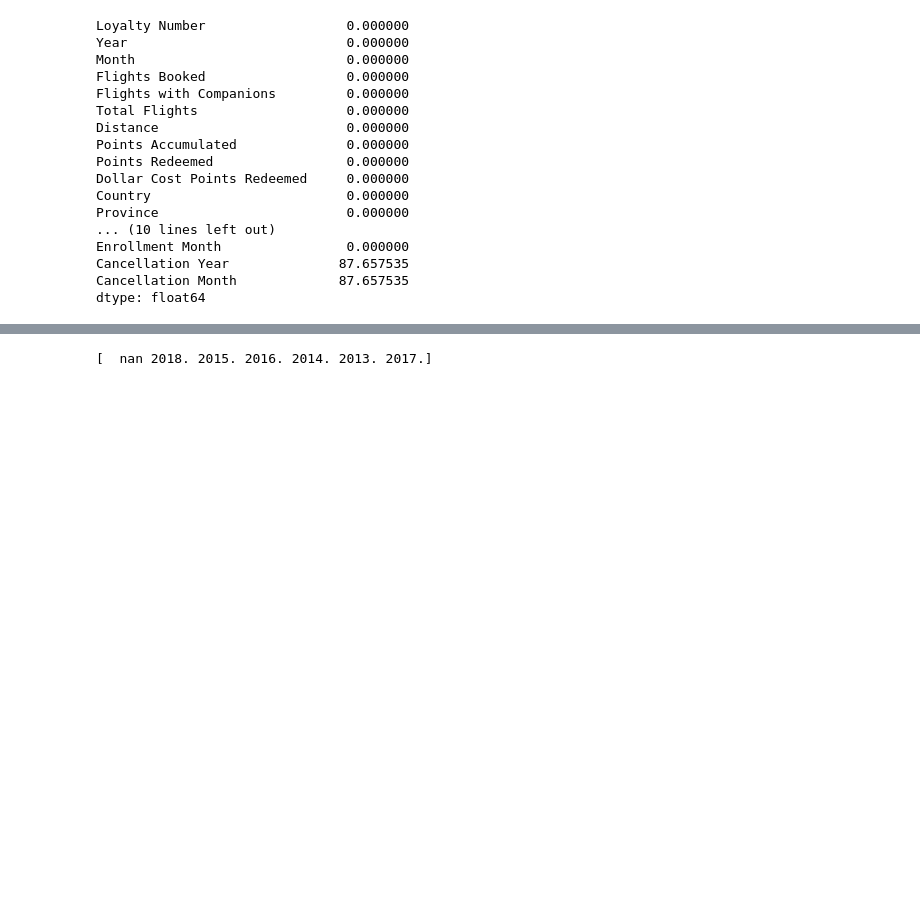
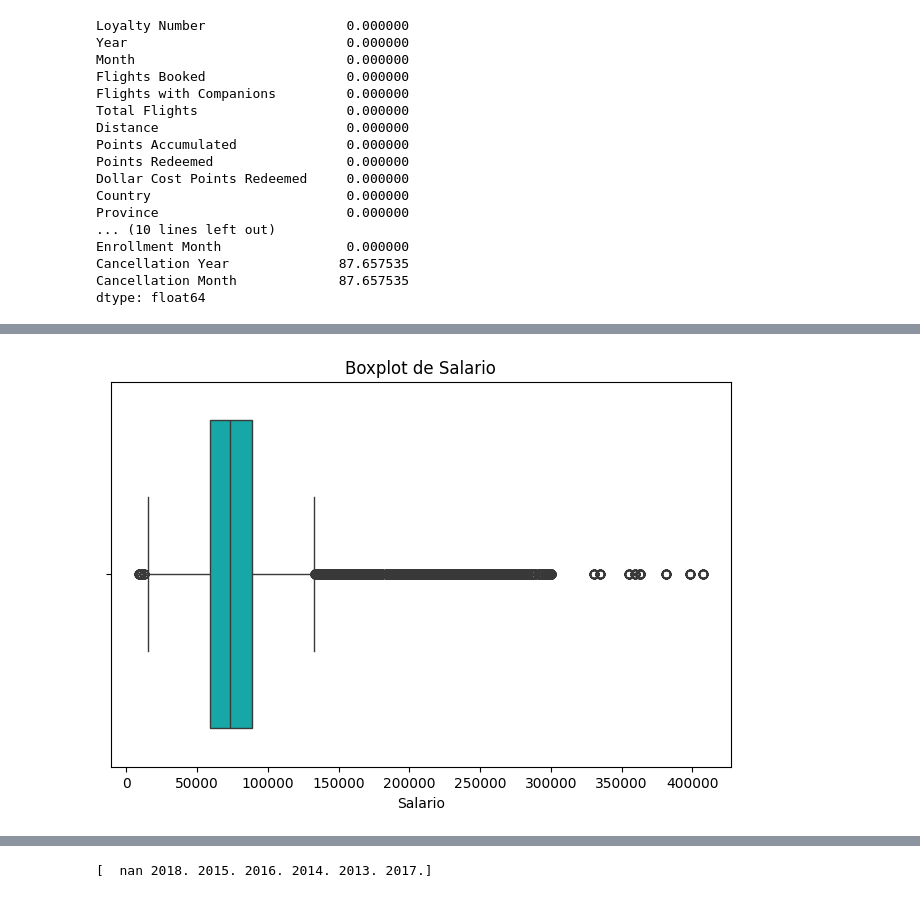
Before and after one commit to Adalab/bda-modulo-3-evaluacion-final-mandyhdezl, a Jupyter notebook: amada_hernandez_mod3_evaluacion.ipynb, the cells around one changed output, grey strips where cells are left out. Cells and saved outputs as stored; diff of their text form; code cells hidden in the pictures; blank space fills up the shorter version.

```diff
--- a/amada_hernandez_mod3_evaluacion.ipynb
+++ b/amada_hernandez_mod3_evaluacion.ipynb
@@ -314,0 +342,2 @@ dtype: float64
+# %%
+df_merged["Salary"]= df_merged["Salary"].abs()
@@ -314,0 +356,8 @@ dtype: float64
+# %%
+plt.figure(figsize=(8, 5))
+sns.boxplot(x=df_merged["Salary"].dropna(), color='c')
+plt.title("Boxplot de Salario")
+plt.xlabel("Salario")
+plt.show()
+# %% [output]
+[figure, added]
```
Also changed, not shown: parts of 19 cells of this notebook.
